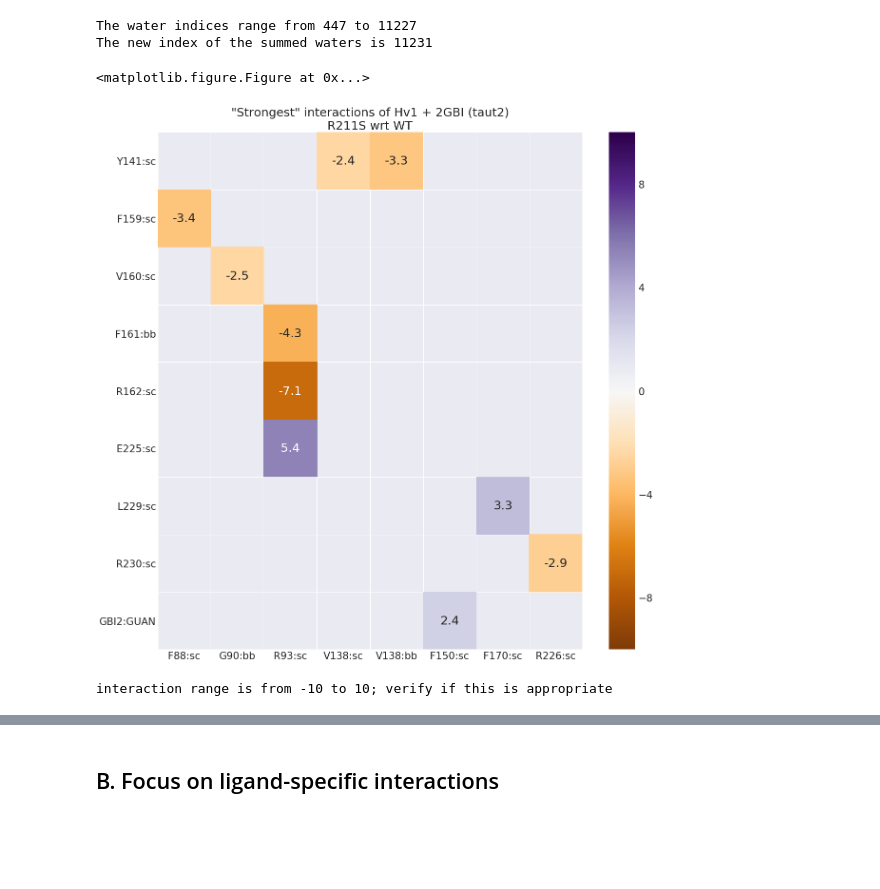
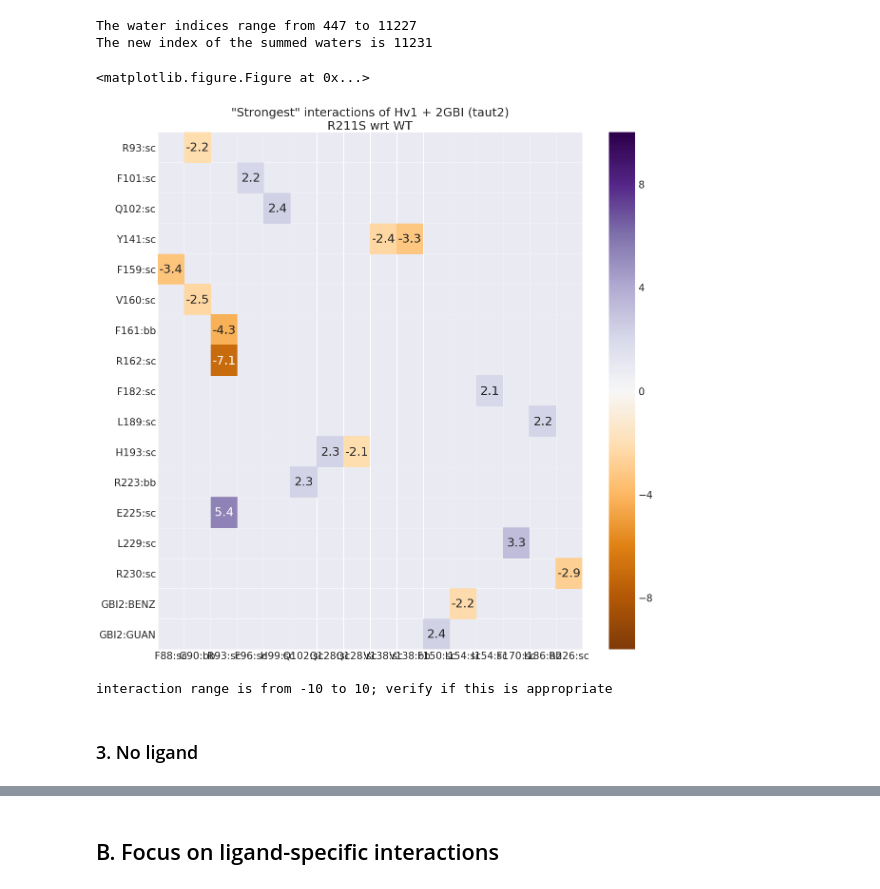
Before and after one commit to vtlim/Hv1, a Jupyter notebook: 04_fep/postFEPvanilla/analysis/3_nonCovInts/nodeAnalysis.ipynb, the cells around one changed output, grey strips where cells are left out. Saved outputs shown, nothing was run; the diff lists cells and outputs as text; code cells hidden in the pictures; blank space fills up the shorter version.

Commit message:
relative sets of contacts by thermo cycle

```diff
--- a/04_fep/postFEPvanilla/analysis/3_nonCovInts/nodeAnalysis.ipynb
+++ b/04_fep/postFEPvanilla/analysis/3_nonCovInts/nodeAnalysis.ipynb
@@ -158,6 +163,7 @@ mutcode = 'R211S'
 # %%
 def getEdgePair(node1, node2, edges):
     """
+    TODO
 
     Notes
     -----
@@ -169,8 +175,36 @@ def getEdgePair(node1, node2, edges):
     """
     return edges[(edges.node_i == node1) & (edges.node_j == node2)]
 
+def getContactPair(res1, res2, nodes, edges):
+    """
+    TODO
+
+    Parameters
+    ----------
+    res1
+    res2 | int | other protein residue number. this int should be less than res1
+    nodes
+    edges
+
+    Returns
+    -------
+    TODO
+
+    """
+    df1 = getResidInfo(res1,nodes,resExcludes=['WAT'])
+    df2 = getResidInfo(res2,nodes,resExcludes=['WAT'])
+    indexList1 = df1.index.tolist()
+    indexList2 = df2.index.tolist()
+    print(df1, '\n\n', df2)
+
+    return edges[(edges.node_i.isin(indexList1)) & (edges.node_j.isin(indexList2))]
+
 def findInEdges(nodeNum, edges, att=None):
     """
+    Find the specified node index in either node_i or node_j columns of input edges df.
+
+    Parameters
+    Returns
     """
     edges = edges.copy()
     if att is not None:
@@ -779,10 +877,12 @@ See the caveats in the documentation: http://pandas.pydata.org/pandas-docs/stabl
 The water indices range from 447 to 11227
 The new index of the summed waters is 11231
 # %%
-pivot_diff_edges_2 = protLigInts(dry_diff_nodes_2, dry_diff_edges_2,rawNum=15,dry=2) # make sure you use REFERENCE nodes
+pivot_diff_edges_2 = protLigInts(dry_diff_nodes_2, dry_diff_edges_2,rawNum=25,dry=2) # make sure you use REFERENCE nodes
 plotHeatInts(dry_diff_nodes_2, pivot_diff_edges_2, minHeat=-10, maxHeat=10,colors='PuOr',
              seltitle="Hv1 + 2GBI (taut2)\n{} wrt WT".format(mutcode))
 # %% [output]
 <matplotlib.figure.Figure at 0x...>
-[figure, old version]
+[figure, new version]
 interaction range is from -10 to 10; verify if this is appropriate
+# %% [markdown]
+### 3. No ligand
```
Also changed, not shown: parts of 20 cells of this notebook.
